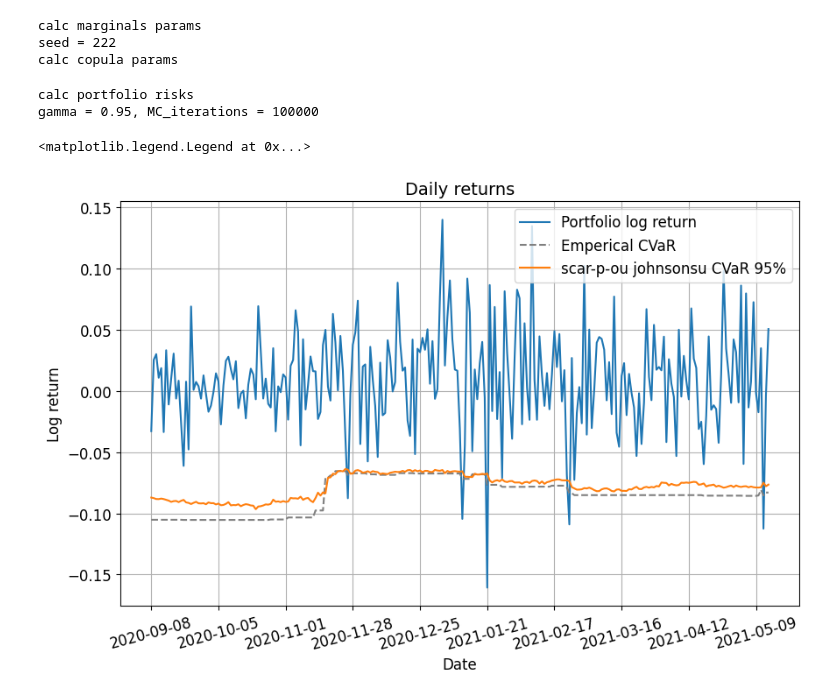
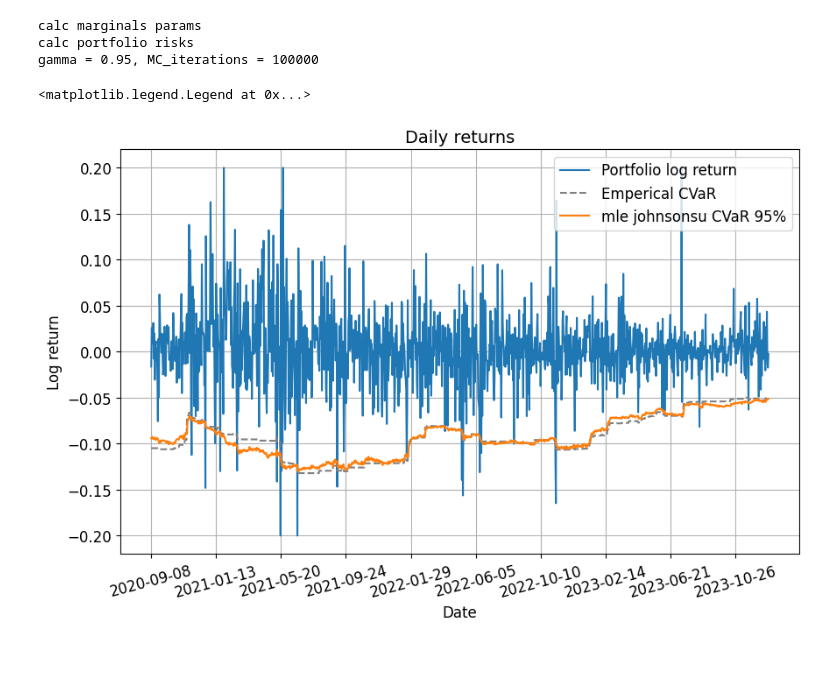
Before and after one commit to AANovokhatskiy/pyscarcopula, a Jupyter notebook: example.ipynb, the cells around one changed output. Saved outputs shown, nothing was run; the diff lists cells and outputs as text; code cells hidden in the pictures; blank space fills up the shorter version.

Commit message:
multiple fixes

```diff
--- a/example.ipynb
+++ b/example.ipynb
@@ -15,2 +84,9 @@ copula = GumbelCopula(dim = n)
+# %%
+#consider multivariate case
+
+tickers = ['BTC-USD', 'ETH-USD', 'BNB-USD', 'ADA-USD', 'XRP-USD', 'DOGE-USD']
+
+returns_pd = np.log(crypto_prices[tickers] / crypto_prices[tickers].shift(1))[1:]
+returns = returns_pd.values
 # %%
-copula.sp_cdf()
+copula = StudentCopula()
@@ -19,3 +92,0 @@ $\displaystyle e^{- \left(\left(- \log{\left(u_{0} \right)}\right)^{r} + \left(-
-# %%
-fit_result = copula.fit(data = returns, method = 'scar-m-ou', seed = 333)
-fit_result
@@ -76,11 +100,11 @@ MC_iterations = [int(10**5)]
 M_iterations = 5
 
 #fastest calculations
-# method = 'mle'
+method = 'mle'
 # marginals_method = 'normal'
 
 #More precise calculations. For appropiate choice of latent_process_tr and M_iterations see README.md
-method = 'scar-p-ou' # or use 'scar-m-ou'
+# method = 'scar-p-ou' # or use 'scar-m-ou'
 marginals_method = 'johnsonsu'
 
 count_instruments = len(tickers)
@@ -92,19 +116,16 @@ result = risk_metrics(copula,
                       MC_iterations,
                       marginals_method = marginals_method,
                       latent_process_type = method,
-                      latent_process_tr = latent_process_tr,
                       optimize_portfolio = False,
                       portfolio_weight = portfolio_weight,
-                      seed = 222,
+
+                      latent_process_tr = latent_process_tr,
                       M_iterations = M_iterations,
-                      save_logs = False
                       )
 # %% [output]
 calc marginals params
-seed = 222
-calc copula params
+calc portfolio risks
+gamma = 0.95, MC_iterations = 100000
-calc portfolio risks
-gamma = 0.95, MC_iterations = 100000
 # %%
 var = result[0.95][100000]['var']
 cvar = result[0.95][100000]['cvar']
@@ -119,32 +140,32 @@ pd_cvar_95 = pd.Series(data = -result[gamma[0]][MC_iterations[0]]['cvar'], index
 
 
 weight = result[gamma[0]][MC_iterations[0]]['weight']
 
 n = 1
 m = 1
 i1 = window_len
 i2 = len(returns) - 1
 
 fig,ax = plt.subplots(n,m,figsize=(10,6))
-loc = plticker.MultipleLocator(base=27.0)
+loc = plticker.MultipleLocator(base=127.0)
 
 daily_returns = ((np.exp(returns_pd) - 1) * weight).sum(axis=1)
 cvar_emp = cvar_emp_window(daily_returns.values, 1 - gamma[0], window_len)
 
 ax.plot(np.clip(daily_returns, -0.2, 0.2)[i1:i2], label = 'Portfolio log return')
 ax.plot(cvar_emp[i1:i2], label = 'Emperical CVaR', linestyle='dashed', color = 'gray')
 
 ax.plot(pd_cvar_95[i1:i2], label= f'{method} {marginals_method} CVaR 95%')
 
 ax.set_title(f'Daily returns', fontsize = 14)
 
 ax.xaxis.set_major_locator(loc)
 ax.set_xlabel('Date', fontsize = 12, loc = 'center')
 ax.set_ylabel('Log return', fontsize = 12, loc = 'center')
 ax.tick_params(axis='x', labelrotation = 15, labelsize = 12)
 ax.tick_params(axis='y', labelsize = 12)
 ax.grid(True)
 ax.legend(fontsize=12, loc = 'upper right')
 # %% [output]
 <matplotlib.legend.Legend at 0x...>
-[figure, old version]
+[figure, new version]
```
Also changed, not shown: parts of 13 cells of this notebook, 18 other files.
